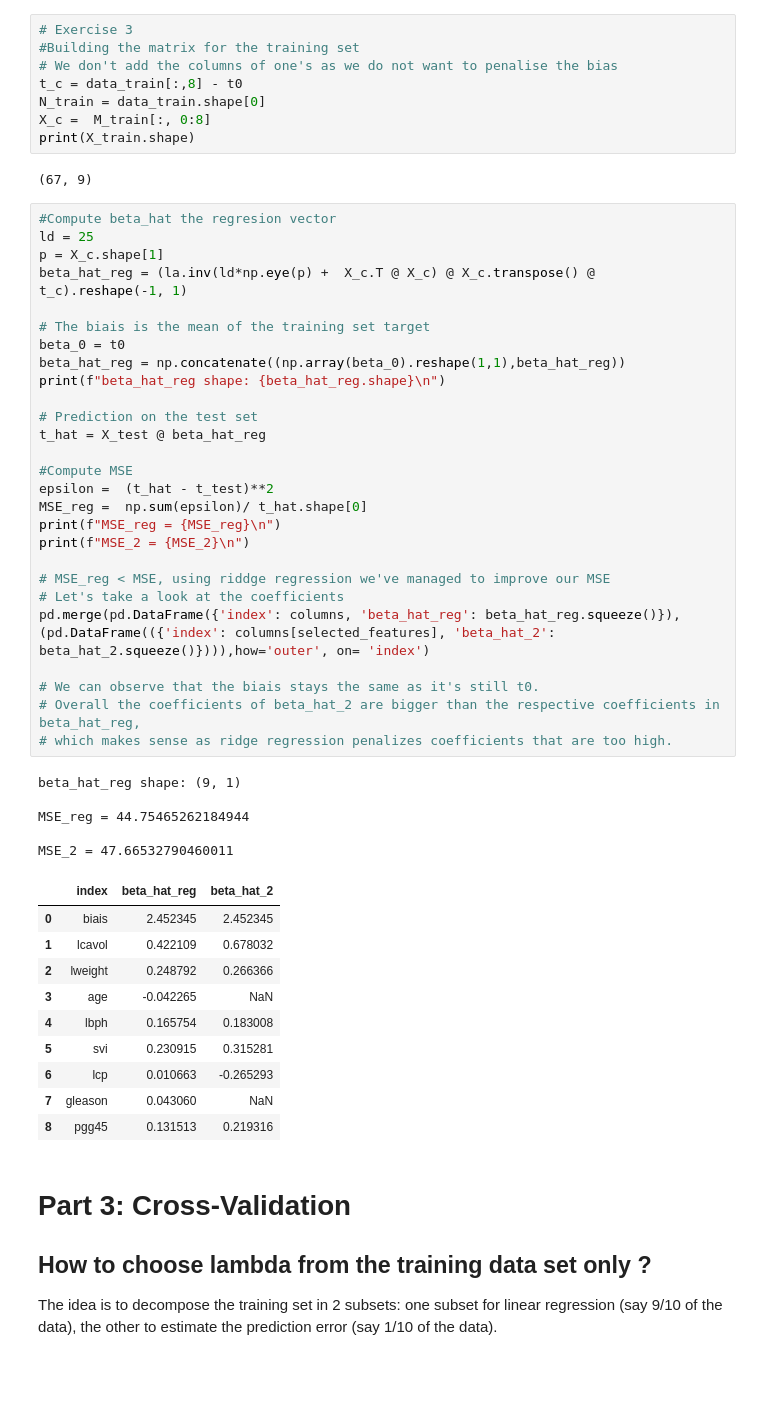
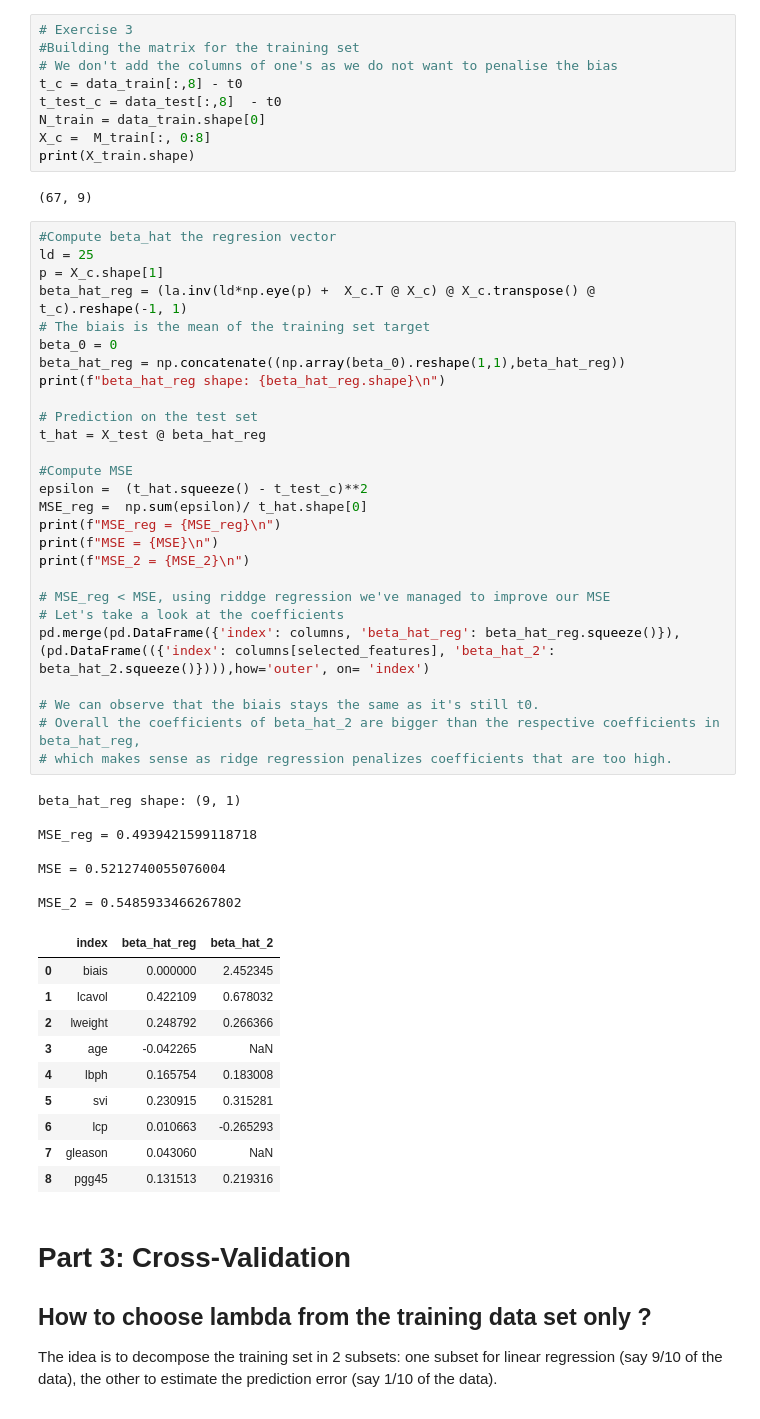
Before and after one commit to jeremdesno/python_sdia, a Jupyter notebook: TP A&D/TP1_LinearRegression.ipynb, the cells around one changed output. Saved outputs shown, nothing was run; the diff lists cells and outputs as text; blank space fills up the shorter version.

```diff
--- a/TP A&D/TP1_LinearRegression.ipynb
+++ b/TP A&D/TP1_LinearRegression.ipynb
@@ -356,6 +355,7 @@ X_test = np.hstack((np.ones((N_test,1)), M_test[:,0:8]))
 #Building the matrix for the training set
 # We don't add the columns of one's as we do not want to penalise the bias
 t_c = data_train[:,8] - t0
+t_test_c = data_test[:,8]  - t0
 N_train = data_train.shape[0]
 X_c =  M_train[:, 0:8]
 print(X_train.shape)
@@ -364,38 +364,40 @@ print(X_train.shape)
 # %%
 #Compute beta_hat the regresion vector
 ld = 25
 p = X_c.shape[1]
 beta_hat_reg = (la.inv(ld*np.eye(p) +  X_c.T @ X_c) @ X_c.transpose() @ t_c).reshape(-1, 1)
-
 # The biais is the mean of the training set target
-beta_0 = t0
+beta_0 = 0
 beta_hat_reg = np.concatenate((np.array(beta_0).reshape(1,1),beta_hat_reg))
 print(f"beta_hat_reg shape: {beta_hat_reg.shape}\n")
 
 # Prediction on the test set
 t_hat = X_test @ beta_hat_reg
 
 #Compute MSE
-epsilon =  (t_hat - t_test)**2
+epsilon =  (t_hat.squeeze() - t_test_c)**2
 MSE_reg =  np.sum(epsilon)/ t_hat.shape[0]
 print(f"MSE_reg = {MSE_reg}\n")
+print(f"MSE = {MSE}\n")
 print(f"MSE_2 = {MSE_2}\n")
 
 # MSE_reg < MSE, using riddge regression we've managed to improve our MSE
 # Let's take a look at the coefficients
 pd.merge(pd.DataFrame({'index': columns, 'beta_hat_reg': beta_hat_reg.squeeze()}),(pd.DataFrame(({'index': columns[selected_features], 'beta_hat_2': beta_hat_2.squeeze()}))),how='outer', on= 'index')
 
 # We can observe that the biais stays the same as it's still t0.
 # Overall the coefficients of beta_hat_2 are bigger than the respective coefficients in beta_hat_reg,
 # which makes sense as ridge regression penalizes coefficients that are too high.
 # %% [output]
 beta_hat_reg shape: (9, 1)
 
-MSE_reg = 44.75465262184944
+MSE_reg = 0.4939421599118718
 
-MSE_2 = 47.66532790460011
+MSE = 0.5212740055076004
+
+MSE_2 = 0.5485933466267802
 |  | index | beta_hat_reg | beta_hat_2 |
-| 0 | biais | 2.452345 | 2.452345 |
+| 0 | biais | 0.000000 | 2.452345 |
 | 1 | lcavol | 0.422109 | 0.678032 |
 | 2 | lweight | 0.248792 | 0.266366 |
 | 3 | age | -0.042265 | NaN |
```
Also changed, not shown: parts of 6 cells of this notebook, 1 other file.
